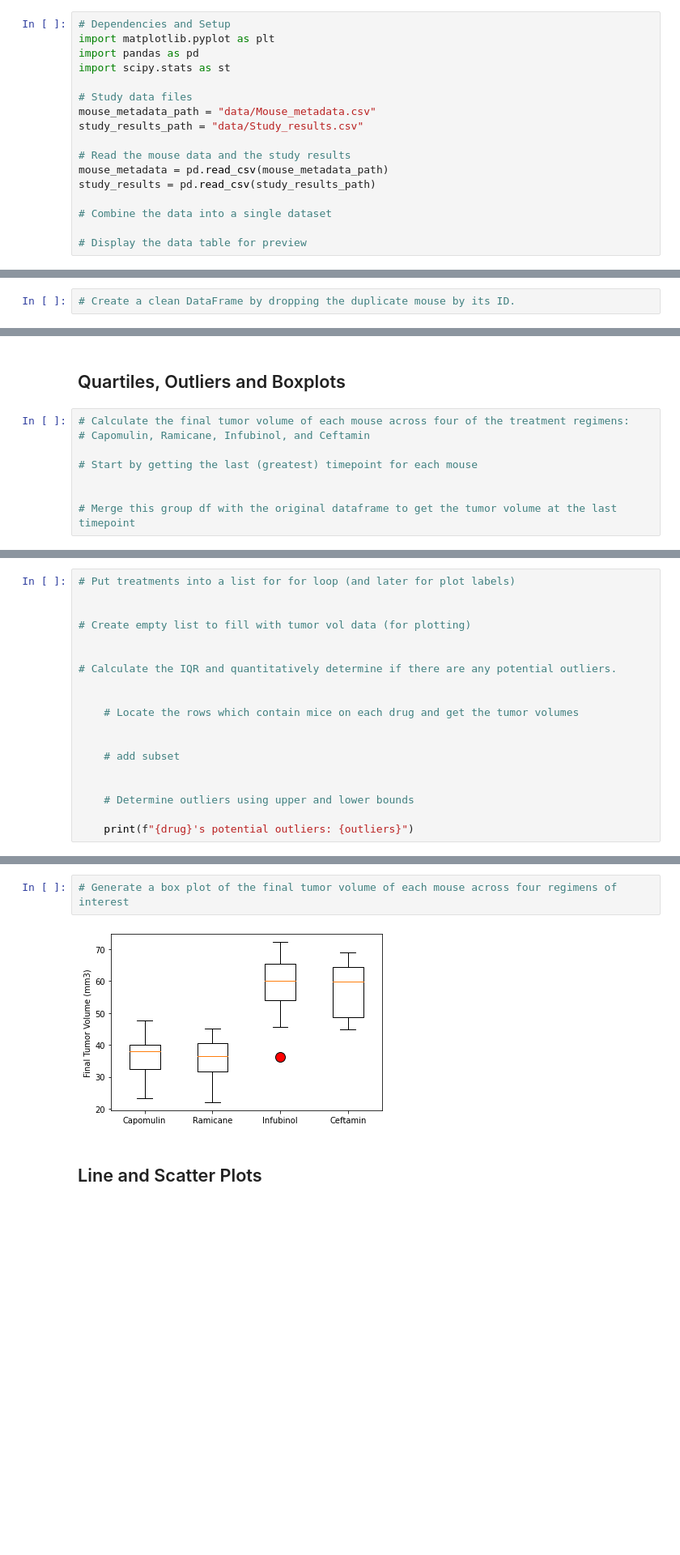
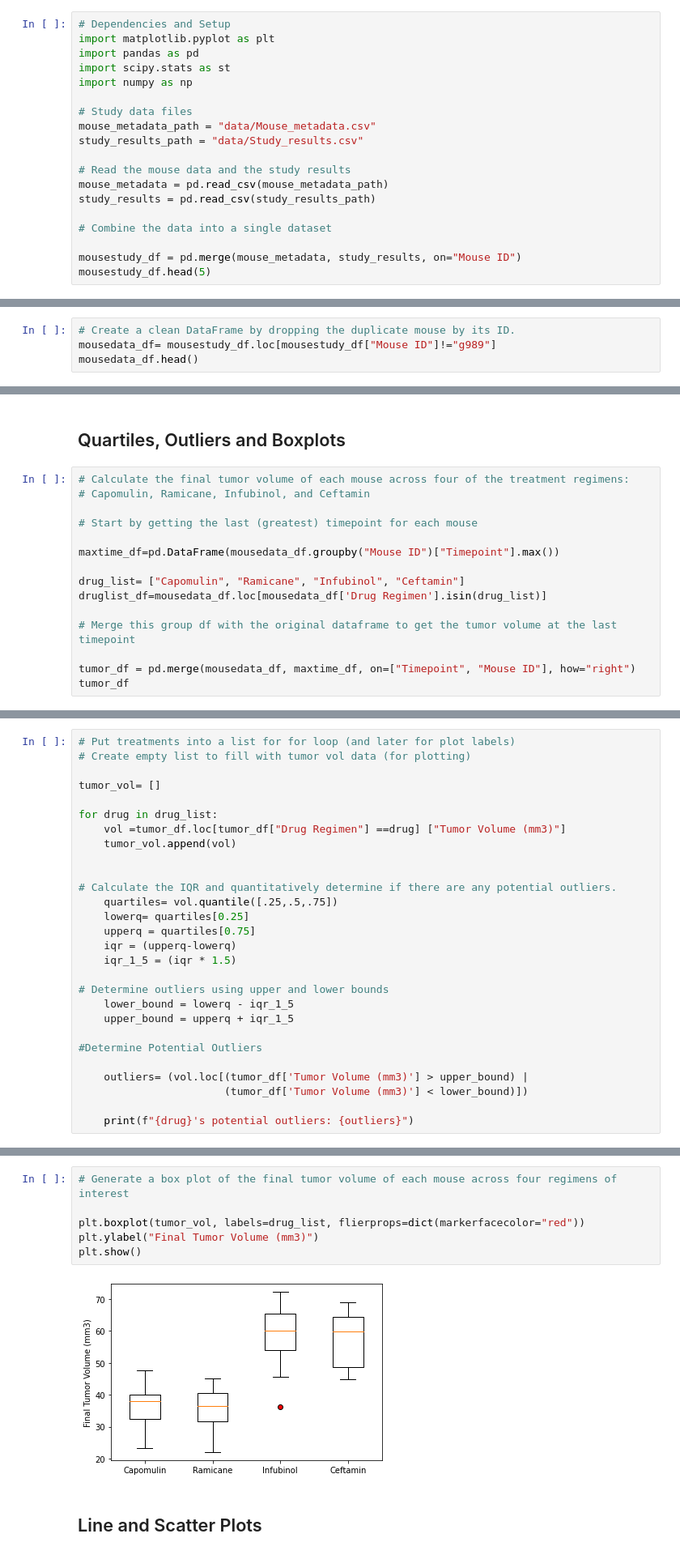
Before and after one commit to paola1395/matplotlib_challenge, a Jupyter notebook: pymaceuticals_starter.ipynb, the cells around one changed output, grey strips where cells are left out. Shown: that part at 81% size. Saved outputs shown, nothing was run; the diff lists cells and outputs as text; blank space fills up the shorter version.

```diff
--- a/pymaceuticals_starter.ipynb
+++ b/pymaceuticals_starter.ipynb
@@ -8,6 +8,7 @@
 import matplotlib.pyplot as plt
 import pandas as pd
 import scipy.stats as st
+import numpy as np
 
 # Study data files
 mouse_metadata_path = "data/Mouse_metadata.csv"
@@ -19,5 +20,6 @@ study_results = pd.read_csv(study_results_path)
 
 # Combine the data into a single dataset
 
-# Display the data table for preview
+mousestudy_df = pd.merge(mouse_metadata, study_results, on="Mouse ID")
+mousestudy_df.head(5)
 # %% [output]
@@ -55,3 +51,5 @@ array(['g989'], dtype=object)
 # %%
 # Create a clean DataFrame by dropping the duplicate mouse by its ID.
+mousedata_df= mousestudy_df.loc[mousestudy_df["Mouse ID"]!="g989"]
+mousedata_df.head()
 # %% [output]
@@ -130,5 +176,12 @@ array(['g989'], dtype=object)
 
 # Start by getting the last (greatest) timepoint for each mouse
 
+maxtime_df=pd.DataFrame(mousedata_df.groupby("Mouse ID")["Timepoint"].max())
+
+drug_list= ["Capomulin", "Ramicane", "Infubinol", "Ceftamin"]
+druglist_df=mousedata_df.loc[mousedata_df['Drug Regimen'].isin(drug_list)]
 
 # Merge this group df with the original dataframe to get the tumor volume at the last timepoint
+
+tumor_df = pd.merge(mousedata_df, maxtime_df, on=["Timepoint", "Mouse ID"], how="right")
+tumor_df
@@ -135,20 +202,29 @@ array(['g989'], dtype=object)
 # %%
 # Put treatments into a list for for loop (and later for plot labels)
+# Create empty list to fill with tumor vol data (for plotting)
 
+tumor_vol= []
 
-# Create empty list to fill with tumor vol data (for plotting)
+for drug in drug_list:
+    vol =tumor_df.loc[tumor_df["Drug Regimen"] ==drug] ["Tumor Volume (mm3)"]
+    tumor_vol.append(vol)
 
 
 # Calculate the IQR and quantitatively determine if there are any potential outliers.
+    quartiles= vol.quantile([.25,.5,.75])
+    lowerq= quartiles[0.25]
+    upperq = quartiles[0.75]
+    iqr = (upperq-lowerq)
+    iqr_1_5 = (iqr * 1.5)
 
+# Determine outliers using upper and lower bounds
+    lower_bound = lowerq - iqr_1_5
+    upper_bound = upperq + iqr_1_5
 
-    # Locate the rows which contain mice on each drug and get the tumor volumes
+#Determine Potential Outliers
 
-
-    # add subset
-
-
-    # Determine outliers using upper and lower bounds
+    outliers= (vol.loc[(tumor_df['Tumor Volume (mm3)'] > upper_bound) |
+                       (tumor_df['Tumor Volume (mm3)'] < lower_bound)])
 
     print(f"{drug}'s potential outliers: {outliers}")
 # %% [output]
@@ -159,7 +235,11 @@ Name: Tumor Volume (mm3), dtype: float64
 Ceftamin's potential outliers: Series([], Name: Tumor Volume (mm3), dtype: float64)
 # %%
 # Generate a box plot of the final tumor volume of each mouse across four regimens of interest
+
+plt.boxplot(tumor_vol, labels=drug_list, flierprops=dict(markerfacecolor="red"))
+plt.ylabel("Final Tumor Volume (mm3)")
+plt.show()
 # %% [output]
-[figure, old version]
+[figure, new version]
 # %% [markdown]
 ## Line and Scatter Plots
```
Also changed, not shown: parts of 21 cells of this notebook, 2 other files.
